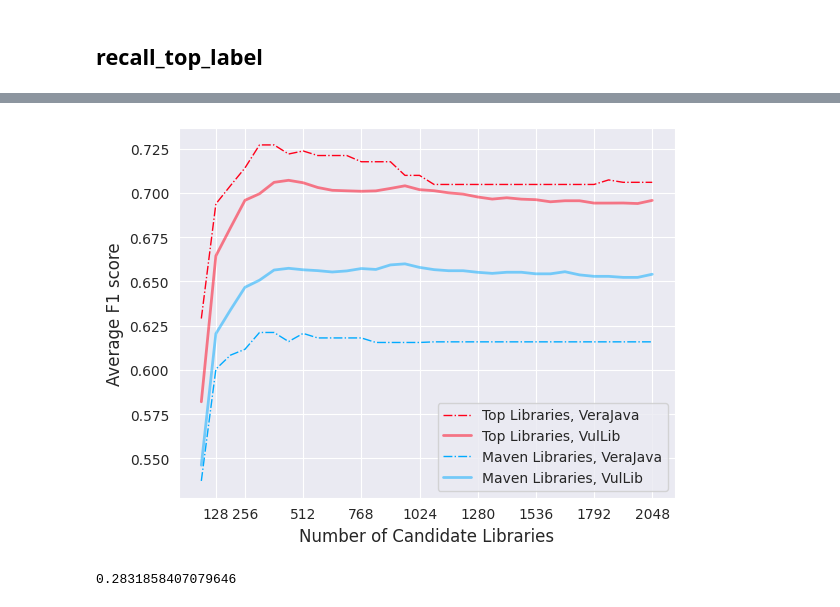
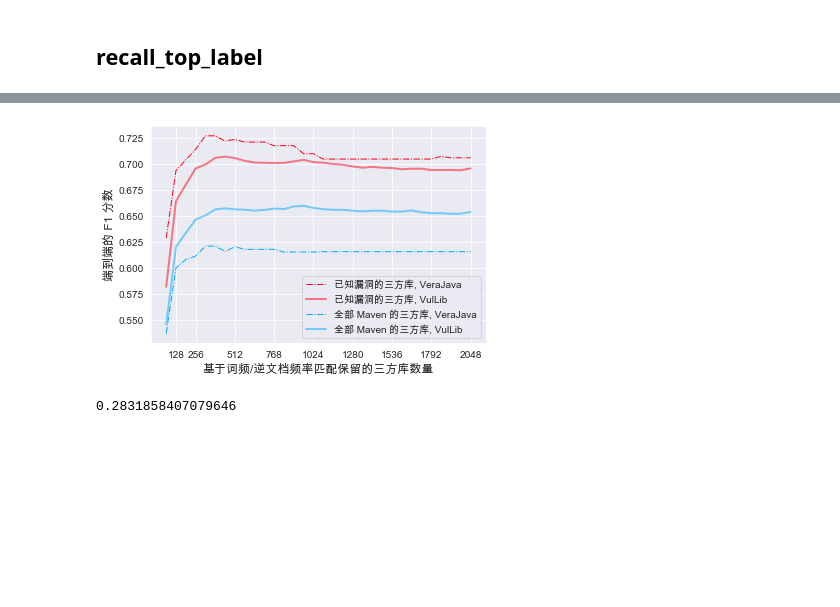
Before and after one commit to q5438722/VulLibMiner, a Jupyter notebook: tf-idf-fig/draw_fig.ipynb, the cells around one changed output, grey strips where cells are left out. Drawn from its saved outputs; the diff is of its cells as text; code cells hidden in the pictures; blank space fills up the shorter version.

```diff
--- a/tf-idf-fig/draw_fig.ipynb
+++ b/tf-idf-fig/draw_fig.ipynb
@@ -2,10 +2,12 @@
 import os, sys
 import json
 import matplotlib.pyplot as plt
+import seaborn as sns
+sns.set_style('darkgrid')
 # %%
-with open('/home/chentianyu/libminer/tf-idf/recall_top_labels.json', 'r') as f:
+with open('./recall_top_labels.json', 'r') as f:
     recall_top_label = json.load(f)
-with open('/home/chentianyu/libminer/tf-idf/recall_maven_labels.json', 'r') as f:
+with open('./recall_maven_labels.json', 'r') as f:
     recall_maven_label = json.load(f)
 # %%
 len(recall_maven_label[0])
@@ -13,6 +15,7 @@ len(recall_maven_label[0])
 32
 # %%
 xs = [64] + [idx for idx in range(128,2049,64)]
+plt.rcParams['font.sans-serif'] = ['Arial Unicode MS']
 # %% [markdown]
 ## recall_top_label
 # %%
@@ -57,11 +60,11 @@ plt.savefig('recall_maven_label.pdf', bbox_inches = 'tight')
 # %%
-with open('/home/chentianyu/libminer/tf-idf/vera_top_f1.json', 'r') as f:
+with open('./vera_top_f1.json', 'r') as f:
     vera_top_f1 = json.load(f)
-with open('/home/chentianyu/libminer/tf-idf/vera_maven_f1.json', 'r') as f:
+with open('./vera_maven_f1.json', 'r') as f:
     vera_maven_f1 = json.load(f)
-with open('/home/chentianyu/libminer/tf-idf/vul_top_f1.json', 'r') as f:
+with open('./vul_top_f1.json', 'r') as f:
     vul_top_f1 = json.load(f)
-with open('/home/chentianyu/libminer/tf-idf/vul_maven_f1.json', 'r') as f:
+with open('./vul_maven_f1.json', 'r') as f:
     vul_maven_f1 = json.load(f)
 # %%
 vera_top_avg = [(i+j+k)/3 for i,j,k in zip(vera_top_f1[1][0::3],vera_top_f1[1][1::3],vera_top_f1[1][2::3])]
@@ -72,18 +75,18 @@ vul_maven_avg = [(i+j+k)/3 for i,j,k in zip(vul_maven_f1[1][0::3],vul_maven_f1[1
 # %%
 vera_top_avg
 # %%
-plt.plot(xs, vera_top_avg, color = '#FF001A', linestyle = '-.', linewidth=1, alpha=1, label = 'Top Libraries, VeraJava')
-plt.plot(xs, vul_top_avg, color = '#FF001A', linewidth=2, alpha=.5, label = 'Top Libraries, VulLib')
-plt.plot(xs, vera_maven_avg, color = '#00AAFF', linestyle = '-.', linewidth=1, alpha=1, label = 'Maven Libraries, VeraJava')
-plt.plot(xs, vul_maven_avg, color = '#00AAFF', linewidth=2, alpha=.5, label = 'Maven Libraries, VulLib')
+plt.plot(xs, vera_top_avg, color = '#FF001A', linestyle = '-.', linewidth=1, alpha=1, label = '已知漏洞的三方库, VeraJava')
+plt.plot(xs, vul_top_avg, color = '#FF001A', linewidth=2, alpha=.5, label = '已知漏洞的三方库, VulLib')
+plt.plot(xs, vera_maven_avg, color = '#00AAFF', linestyle = '-.', linewidth=1, alpha=1, label = '全部 Maven 的三方库, VeraJava')
+plt.plot(xs, vul_maven_avg, color = '#00AAFF', linewidth=2, alpha=.5, label = '全部 Maven 的三方库, VulLib')
 plt.xticks([128] + list(range(256, 2049, 256)))
 # plt.yticks([idx  / 20.0 for idx in range(10, 21, 2)])
 plt.legend()
-plt.ylabel('Average F1 score', fontdict={'size':12})
-plt.xlabel('Number of Candidate Libraries', fontdict={'size':12})
-plt.savefig('f1_label.pdf', bbox_inches = 'tight')
+plt.ylabel('端到端的 F1 分数', fontdict={'size':12})
+plt.xlabel('基于词频/逆文档频率匹配保留的三方库数量', fontdict={'size':12})
+plt.savefig('f1_label_cn.pdf', bbox_inches = 'tight')
 # %% [output]
-[figure, old version]
+[figure, new version]
 # %%
 160 / (160+405)
 # %% [output]
```
Also changed, not shown: parts of 2 cells of this notebook, 4 other files.
